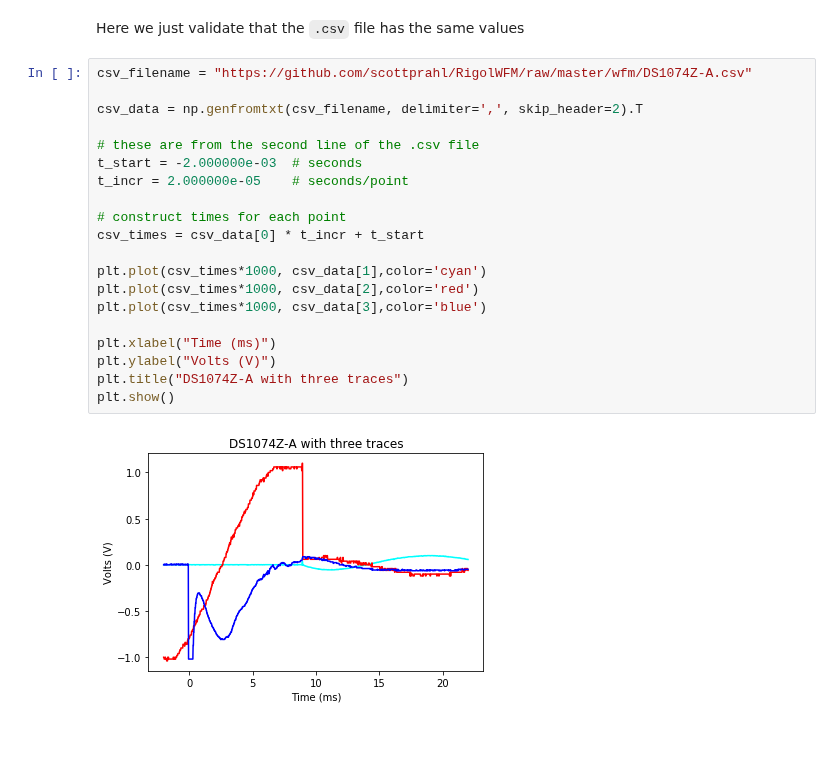
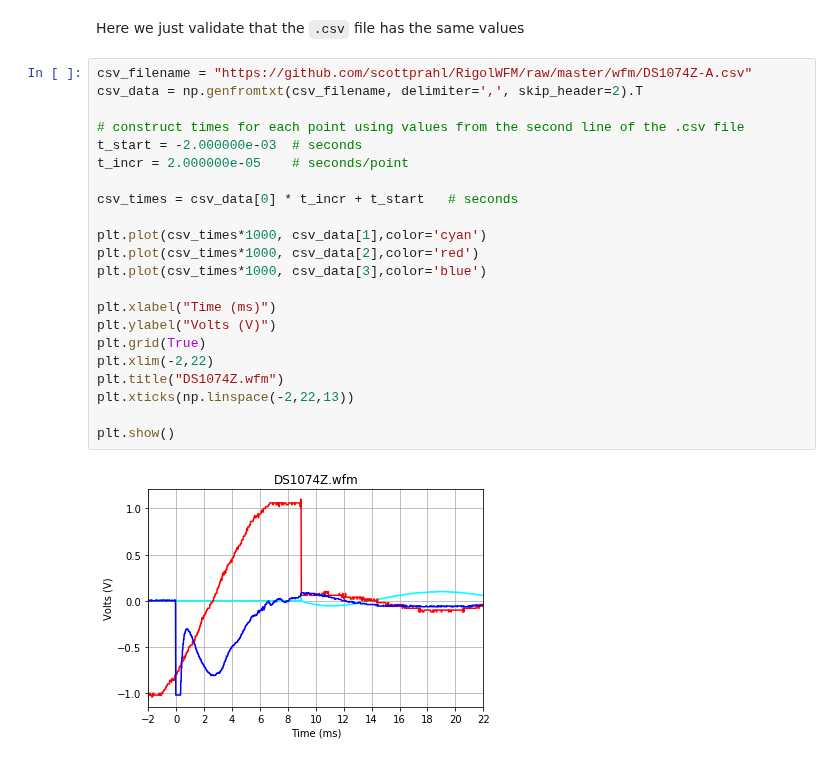
Before and after one commit to scottprahl/RigolWFM, a Jupyter notebook: doc/1-DS1000Z-Waveforms.ipynb, the cells around one changed output. Drawn from its saved outputs; the diff is of its cells as text.

```diff
--- a/doc/1-DS1000Z-Waveforms.ipynb
+++ b/doc/1-DS1000Z-Waveforms.ipynb
@@ -157,26 +171,28 @@ This `.wfm` file has an accompanying `.csv` file.  The difference between these
 Here we just validate that the `.csv` file has the same values
 # %%
 csv_filename = "https://github.com/scottprahl/RigolWFM/raw/master/wfm/DS1074Z-A.csv"
-
 csv_data = np.genfromtxt(csv_filename, delimiter=',', skip_header=2).T
 
-# these are from the second line of the .csv file
+# construct times for each point using values from the second line of the .csv file
 t_start = -2.000000e-03  # seconds
 t_incr = 2.000000e-05    # seconds/point
 
-# construct times for each point
-csv_times = csv_data[0] * t_incr + t_start
+csv_times = csv_data[0] * t_incr + t_start   # seconds
 
 plt.plot(csv_times*1000, csv_data[1],color='cyan')
 plt.plot(csv_times*1000, csv_data[2],color='red')
 plt.plot(csv_times*1000, csv_data[3],color='blue')
 
 plt.xlabel("Time (ms)")
 plt.ylabel("Volts (V)")
-plt.title("DS1074Z-A with three traces")
+plt.grid(True)
+plt.xlim(-2,22)
+plt.title("DS1074Z.wfm")
+plt.xticks(np.linspace(-2,22,13))
+
 plt.show()
 # %% [output]
-[figure, old version]
+[figure, new version]
 # %%
 wfm_filename = "https://github.com/scottprahl/RigolWFM/raw/master/wfm/DS1074Z-A.wfm" + "?raw=true"
 
```
Also changed, not shown: parts of 21 cells of this notebook, 1 other file.
